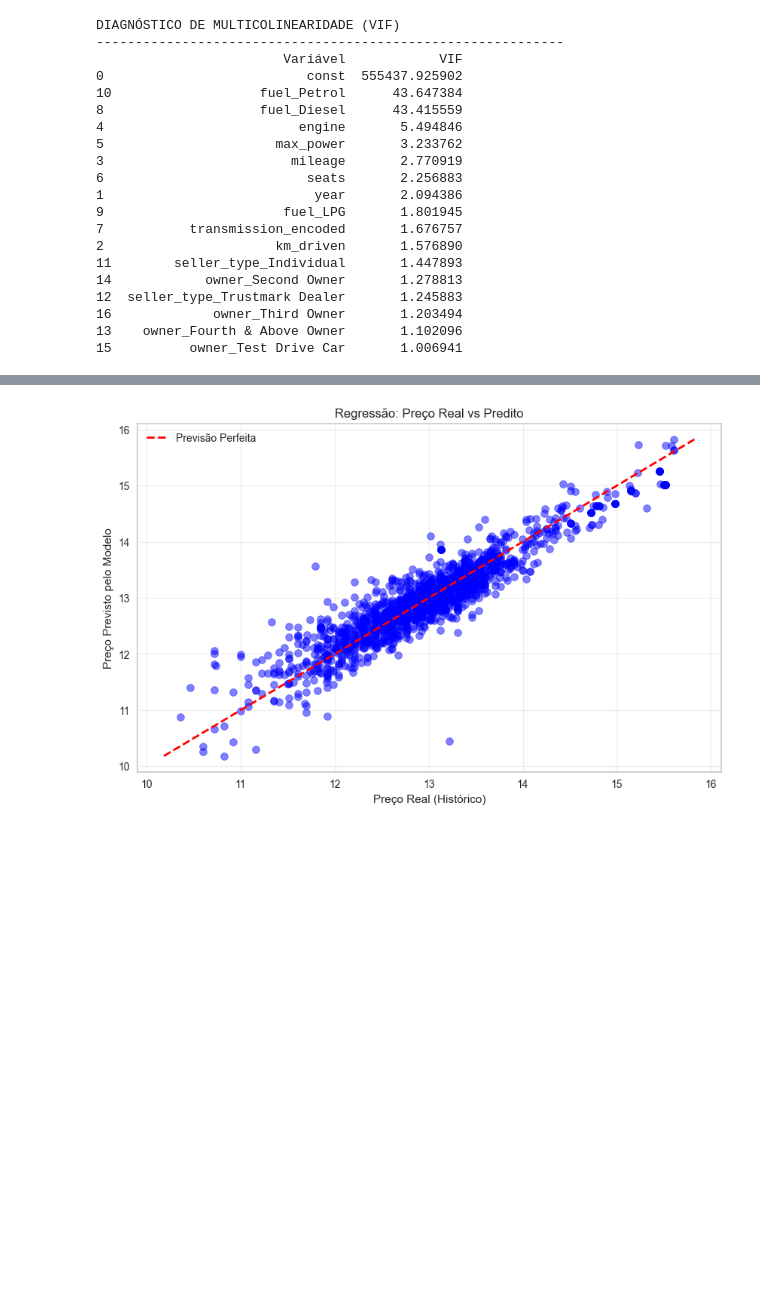
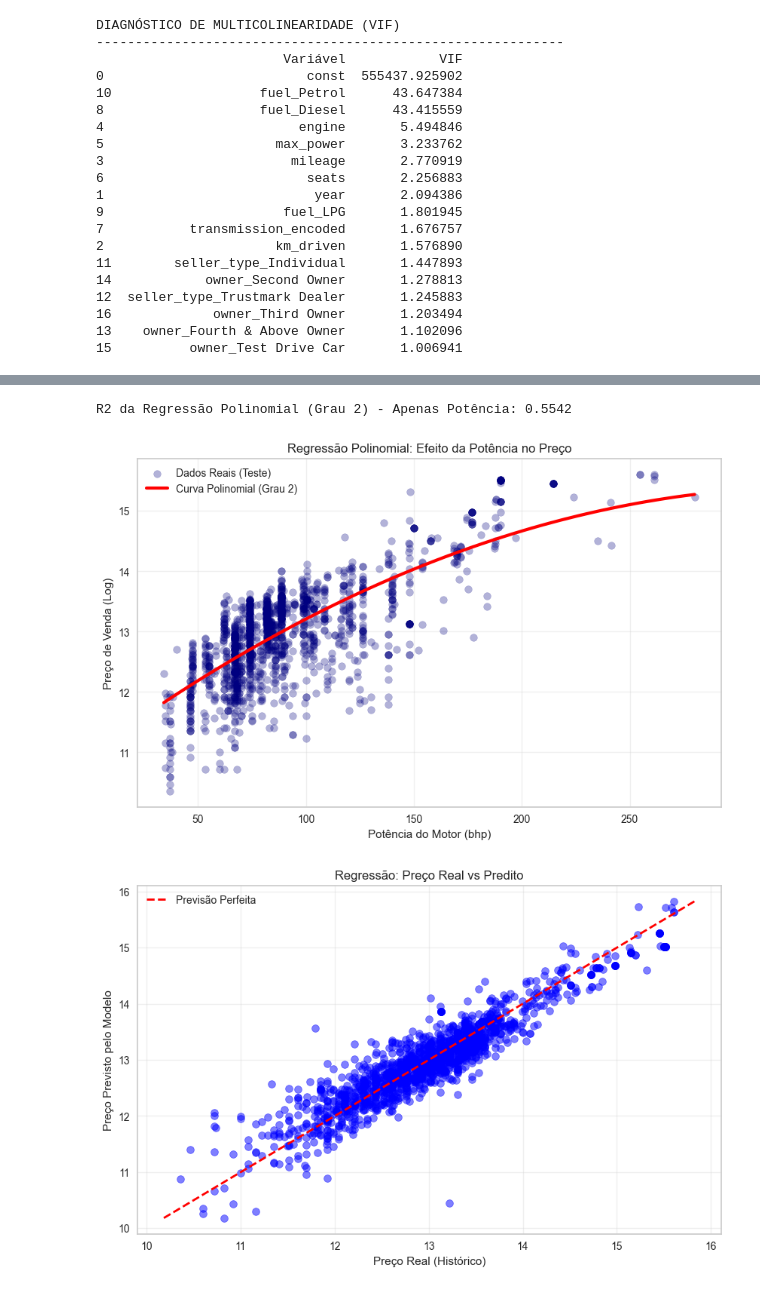
Before and after one commit to davituma/cars-regression-classification, a Jupyter notebook: projeto_carros.ipynb, the cells around one changed output, grey strips where cells are left out. Drawn from its saved outputs; the diff is of its cells as text; code cells hidden in the pictures; blank space fills up the shorter version.

```diff
--- a/projeto_carros.ipynb
+++ b/projeto_carros.ipynb
@@ -341,3 +354,50 @@ DIAGNÓSTICO DE MULTICOLINEARIDADE (VIF)
+# %%
+import matplotlib.pyplot as plt
+import numpy as np
+from sklearn.preprocessing import PolynomialFeatures
+from sklearn.linear_model import LinearRegression
+
+# 1. Configurar a transformação polinomial (Grau 2)
+# Selecionamos apenas 'max_power' pois ela tem comportamento não-linear
+poly = PolynomialFeatures(degree=2)
+X_train_poly = poly.fit_transform(X_train_r[['max_power']])
+X_test_poly = poly.transform(X_test_r[['max_power']])
+
+# 2. Treinar o modelo
+poly_model = LinearRegression()
+poly_model.fit(X_train_poly, y_train_r)
+
+# 3. Avaliar
+r2_poly = poly_model.score(X_test_poly, y_test_r)
+print(f"R2 da Regressão Polinomial (Grau 2) - Apenas Potência: {r2_poly:.4f}")
+
+# --- VISUALIZAÇÃO GRÁFICA ---
+plt.figure(figsize=(10, 6))
+
+# a) Plotar os dados reais de teste (dispersão)
+plt.scatter(X_test_r['max_power'], y_test_r, color='navy', alpha=0.3, label='Dados Reais (Teste)')
+
+# b) Criar a linha de tendência
+x_range = np.linspace(X_test_r['max_power'].min(), X_test_r['max_power'].max(), 100).reshape(-1, 1)
+x_range_poly = poly.transform(x_range)
+y_range_pred = poly_model.predict(x_range_poly)
+
+# c) Plotar a curva vermelha
+plt.plot(x_range, y_range_pred, color='red', linewidth=3, label='Curva Polinomial (Grau 2)')
+
+plt.title('Regressão Polinomial: Efeito da Potência no Preço')
+plt.xlabel('Potência do Motor (bhp)')
+plt.ylabel('Preço de Venda (Log)')
+plt.legend()
+plt.grid(True, alpha=0.3)
+plt.show()
+
+# Feedback automático
+if r2_poly > 0.6:
+    print(">> Sucesso Visual: Observe como a linha vermelha acompanha a curvatura dos dados, capturando a aceleração de preço em carros mais potentes.")
+# %% [output]
+R2 da Regressão Polinomial (Grau 2) - Apenas Potência: 0.5542
+[figure, added]
 # %%
 # 2.3 Visualização (Real vs Predito)
 plt.figure(figsize=(10, 6))
```
Also changed, not shown: parts of 5 cells of this notebook, 1 other file.
